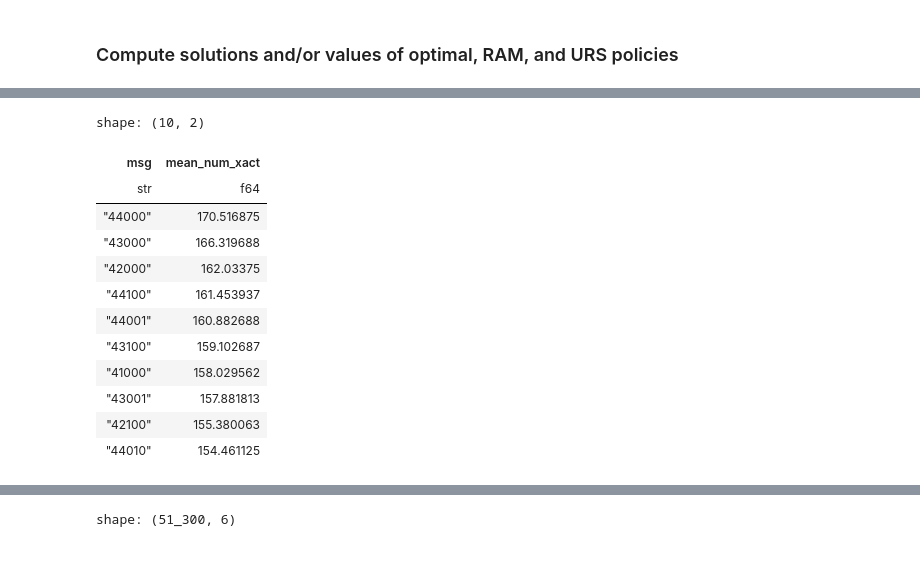
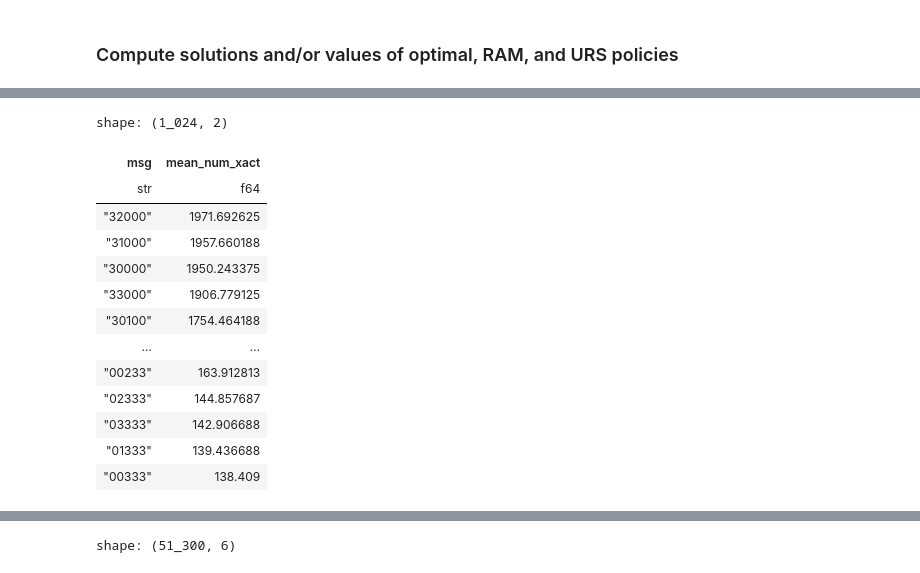
Before and after one commit to shinomi-lab/diffusion_seokyeong, a Jupyter notebook: analysis/sample.ipynb, the cells around one changed output, grey strips where cells are left out. Cells and saved outputs as stored; diff of their text form; code cells hidden in the pictures.

```diff
--- a/analysis/sample.ipynb
+++ b/analysis/sample.ipynb
@@ -3,14 +3,14 @@
 # %%
 # read parquet file
 import polars as pl
-# df = pl.read_parquet("../test/result.parquet")
-df = pl.read_parquet("../../experiments/16_10__result.parquet")
+# df = pl.read_parquet("../../experiments/16_10_result.parquet")
+df = pl.read_parquet("../../experiments/twitter_81306/result.parquet")
 print(df)
 
 # read metadata of the parquet file
 import pyarrow.parquet as pq
 # meta = pq.read_metadata("../test/result.parquet")
-meta = pq.read_metadata("../../experiments/16_10__result.parquet")
+meta = pq.read_metadata("../../experiments/twitter_81306/result.parquet")
 
 # You can check versions depending on libraries
 print(meta.metadata)
@@ -120,24 +152,25 @@ shape: (160, 4)
 # %%
 ###ram
 lf_rob_details = (
     df.lazy()
     .group_by("msg")
     .agg(pl.col(MEAN_NUM_XACT).mean())
     .sort(by="mean_num_xact", descending=True)
     # 上位5行を取得
 ).collect()
-lf_rob_details[:10]
+lf_rob_details
 # %% [output]
-shape: (10, 2)
+shape: (1_024, 2)
 | msg | mean_num_xact |
 | str | f64 |
-| "44000" | 170.516875 |
-| "43000" | 166.319688 |
-| "42000" | 162.03375 |
-| "44100" | 161.453937 |
-| "44001" | 160.882688 |
-| "43100" | 159.102687 |
-| "41000" | 158.029562 |
-| "43001" | 157.881813 |
-| "42100" | 155.380063 |
-| "44010" | 154.461125 |
+| "32000" | 1971.692625 |
+| "31000" | 1957.660188 |
+| "30000" | 1950.243375 |
+| "33000" | 1906.779125 |
+| "30100" | 1754.464188 |
+| … | … |
+| "00233" | 163.912813 |
+| "02333" | 144.857687 |
+| "03333" | 142.906688 |
+| "01333" | 139.436688 |
+| "00333" | 138.409 |
```
Also changed, not shown: parts of 40 cells of this notebook.
